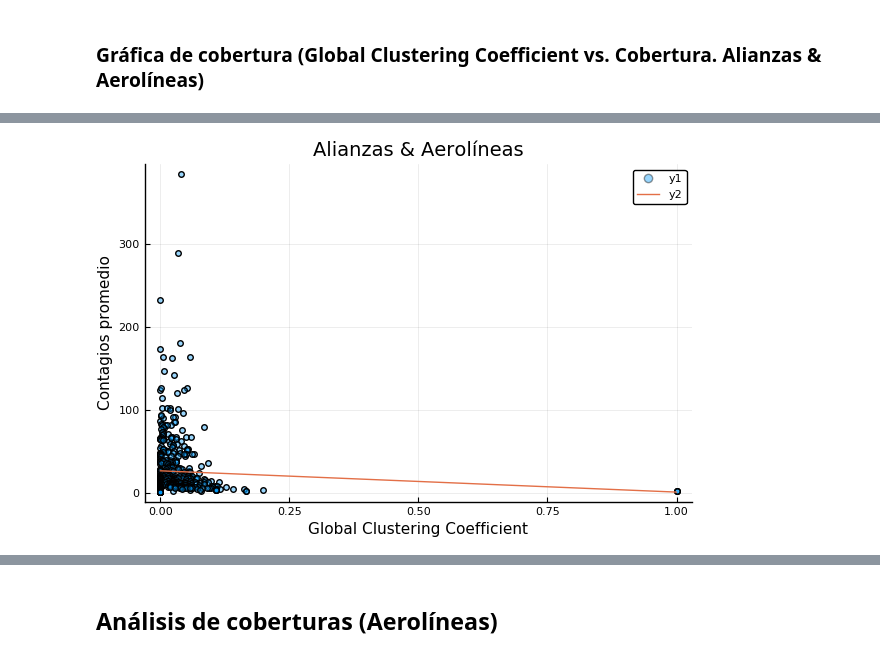
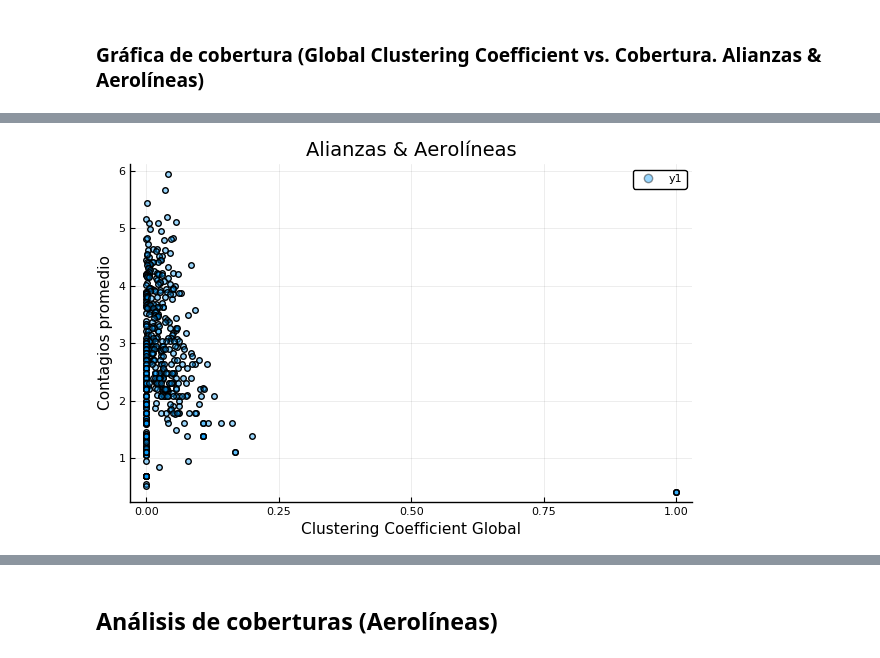
Before and after one commit to Yuriyama/Proyecto_aerolineas, a Jupyter notebook: Code/Analysis.ipynb, the cells around one changed output, grey strips where cells are left out. Cells and saved outputs as stored; diff of their text form; code cells hidden in the pictures.

```diff
--- a/Code/Analysis.ipynb
+++ b/Code/Analysis.ipynb
@@ -91,7 +91,7 @@ for i in 2:length(lista_aerolineas) #Desde el 2 para no tomar la primera entrada
     gcc = global_clustering_coefficient(grafo)
 
     aerolinea_cobertura = string(airline_code, "_layer_coverage.csv")
-    leo_cobertura = readdlm("/Users/yuriko/Documents/UNAM/Tesis_Lic/RESULTADOS_SCRIPT/YURIKO_TESIS/$airline_code/cobertura/$aerolinea_cobertura", Float64)
+    leo_cobertura = readdlm("/Users/yuriko/Documents/UNAM/Tesis_Lic/RESULTADOS_SCRIPT/YURIKO_TESIS/$airline_code/cobertura2/$aerolinea_cobertura", Float64)
     #coberturas = push!(coberturas, leo_cobertura[1])
 
     normalizacion = leo_cobertura / nodos
@@ -1684,0 +1909,26 @@ plot!(equation, 0:0.01:2.5,
+# %%
+
+w = tabla_info_net[:, 6] #Nodos
+c = tabla_info_net[:, 8] #Coberturas
+
+x = Array{Float64}(undef, 0)
+y = Array{Float64}(undef, 0)
+for i in 6:length(lista_aerolineas)
+    x = push!(x, log(w[i]))
+    y = push!(y, log(c[i]))
+end
+
+
+equation(x) = -0.855204*x + 1.38074 #
+
+scatter(x, y,
+    #color = "#0f87bf",
+    title = "Aerolíneas Log-Log",
+    xlabel = "Betweenness prom.",
+    ylabel = "Contagios promedio",
+    legend = true,
+    #size = (500,500),
+    #aspect_ratio= 1,
+    alpha = 0.4)
+plot!(equation, -5:0.01:1,
+    legend = true)
@@ -1807,29 +2120,28 @@ round.(predict(reg_gcc_aa), digits=5);
 # %%
-#x = ["Global", "Star Alliance", "Sky Team", "oneworld"]
 
 w = tabla_info_net[:, 7] #Nodos
 c = tabla_info_net[:, 8] #Coberturas
 
 x = Array{Float64}(undef, 0)
 y = Array{Float64}(undef, 0)
 for i in 3:length(lista_aerolineas)
     x = push!(x, w[i])
-    y = push!(y, c[i])
+    y = push!(y, log(c[i]))
 end
 
 
-equation(x) = -25.654*x + 27.1854 #
+#equation(x) = -25.654*x + 27.1854 #
 
 scatter(x, y,
     #color = "#0f87bf",
     title = "Alianzas & Aerolíneas",
-    xlabel = "Global Clustering Coefficient",
+    xlabel = "Clustering Coefficient Global",
     ylabel = "Contagios promedio",
     legend = true,
     #size = (500,500),
     #aspect_ratio= 1,
     alpha = 0.4)
-plot!(equation, 0:1:1,
-    legend = true)
+#plot!(equation, 0:1:1,
+#    legend = true)
 # %% [output]
-[figure, old version]
+[figure, new version]
```
Also changed, not shown: parts of 196 cells of this notebook.
